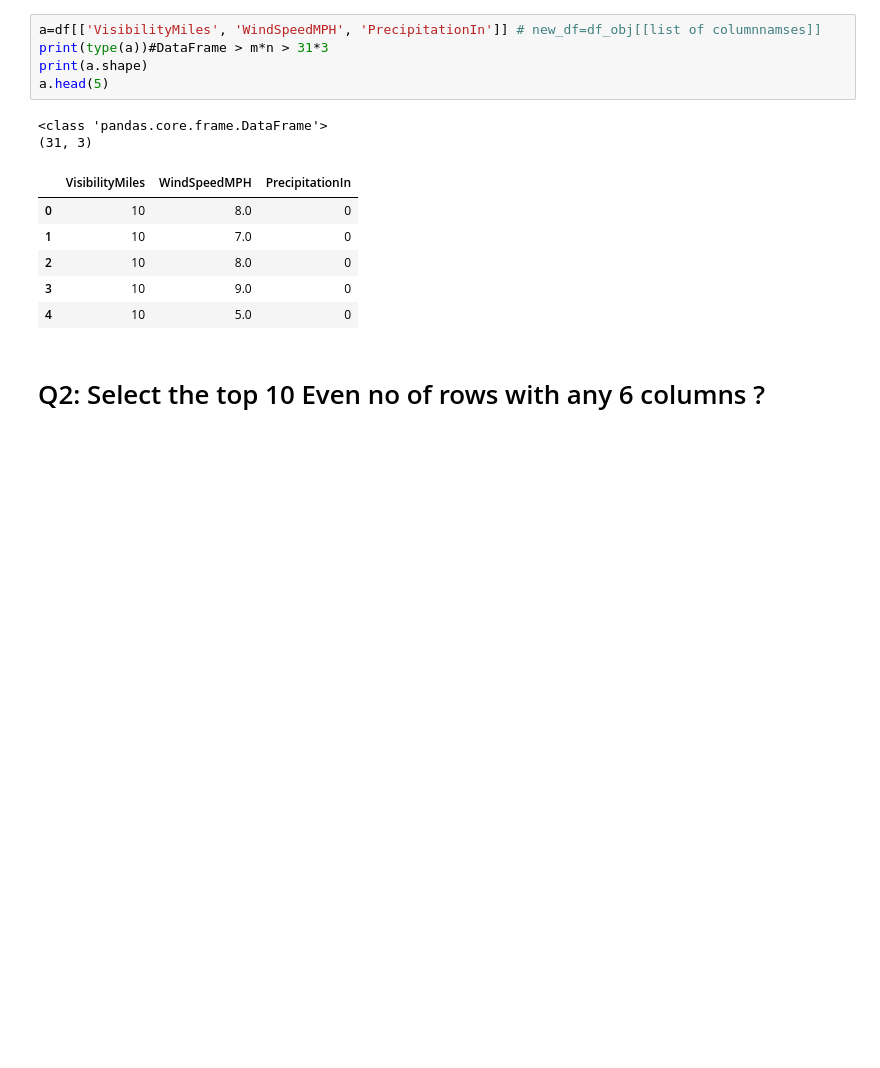
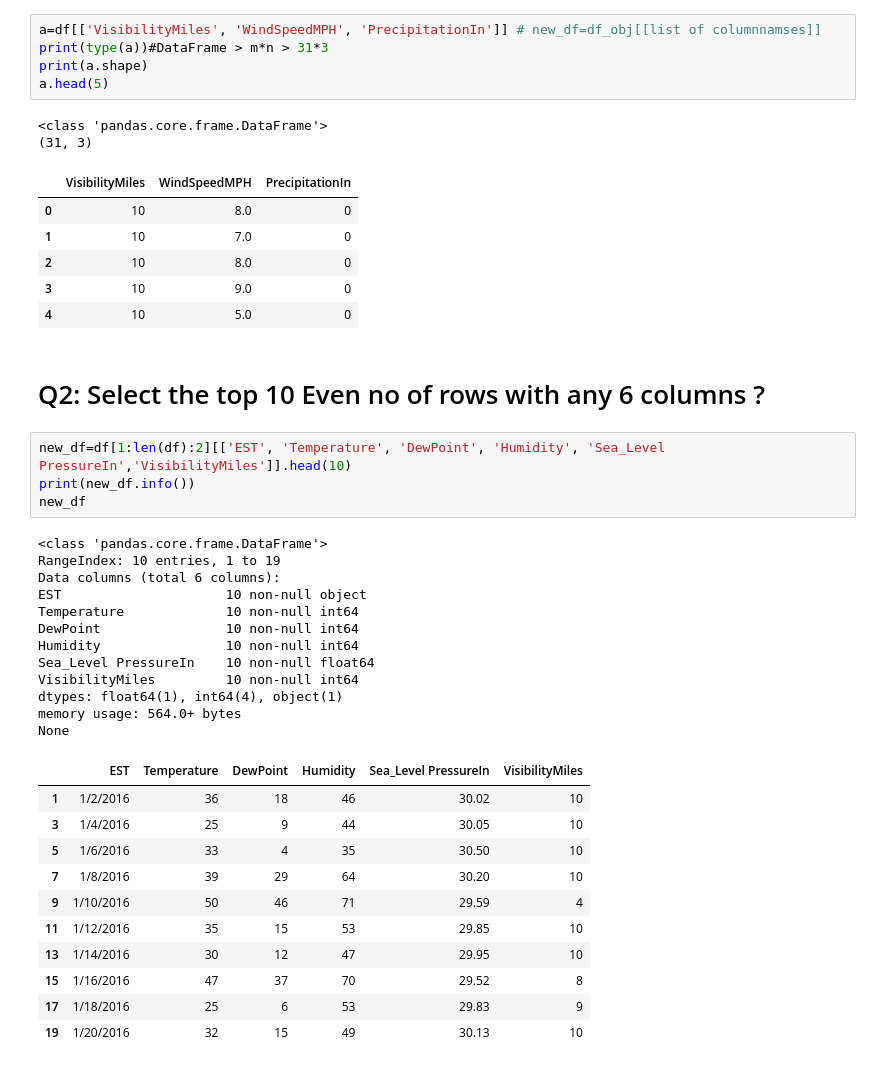
Before and after one commit to utkarshsharma012/amdocs_python, a Jupyter notebook: Day8_/Intro_Pandas.ipynb, the cells around one changed output. Drawn from its saved outputs; the diff is of its cells as text; blank space fills up the shorter version.

```diff
--- a/Day8_/Intro_Pandas.ipynb
+++ b/Day8_/Intro_Pandas.ipynb
@@ -164,3 +164,31 @@ a.head(5)
 | 4 | 10 | 5.0 | 0 |
 # %% [markdown]
 # Q2: Select the top 10 Even no of rows with any 6 columns ?
+# %%
+new_df=df[1:len(df):2][['EST', 'Temperature', 'DewPoint', 'Humidity', 'Sea_Level PressureIn','VisibilityMiles']].head(10)
+print(new_df.info())
+new_df
+# %% [output]
+<class 'pandas.core.frame.DataFrame'>
+RangeIndex: 10 entries, 1 to 19
+Data columns (total 6 columns):
+EST                     10 non-null object
+Temperature             10 non-null int64
+DewPoint                10 non-null int64
+Humidity                10 non-null int64
+Sea_Level PressureIn    10 non-null float64
+VisibilityMiles         10 non-null int64
+dtypes: float64(1), int64(4), object(1)
+memory usage: 564.0+ bytes
+None
+|  | EST | Temperature | DewPoint | Humidity | Sea_Level PressureIn | VisibilityMiles |
+| 1 | 1/2/2016 | 36 | 18 | 46 | 30.02 | 10 |
+| 3 | 1/4/2016 | 25 | 9 | 44 | 30.05 | 10 |
+| 5 | 1/6/2016 | 33 | 4 | 35 | 30.50 | 10 |
+| 7 | 1/8/2016 | 39 | 29 | 64 | 30.20 | 10 |
+| 9 | 1/10/2016 | 50 | 46 | 71 | 29.59 | 4 |
+| 11 | 1/12/2016 | 35 | 15 | 53 | 29.85 | 10 |
+| 13 | 1/14/2016 | 30 | 12 | 47 | 29.95 | 10 |
+| 15 | 1/16/2016 | 47 | 37 | 70 | 29.52 | 8 |
+| 17 | 1/18/2016 | 25 | 6 | 53 | 29.83 | 9 |
+| 19 | 1/20/2016 | 32 | 15 | 49 | 30.13 | 10 |
```
Also changed, not shown: parts of 7 cells of this notebook.
